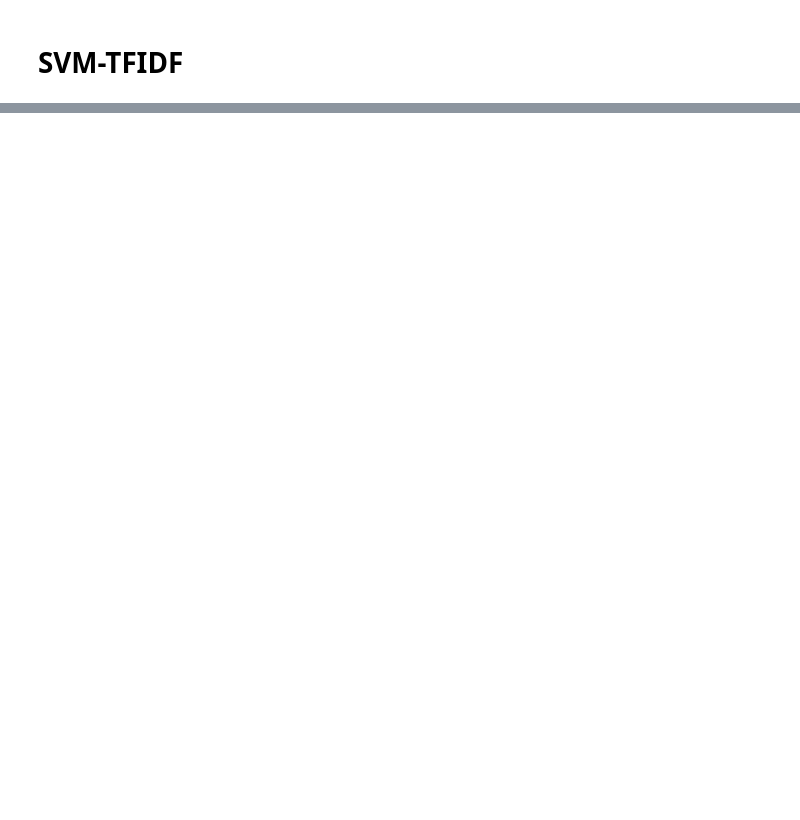
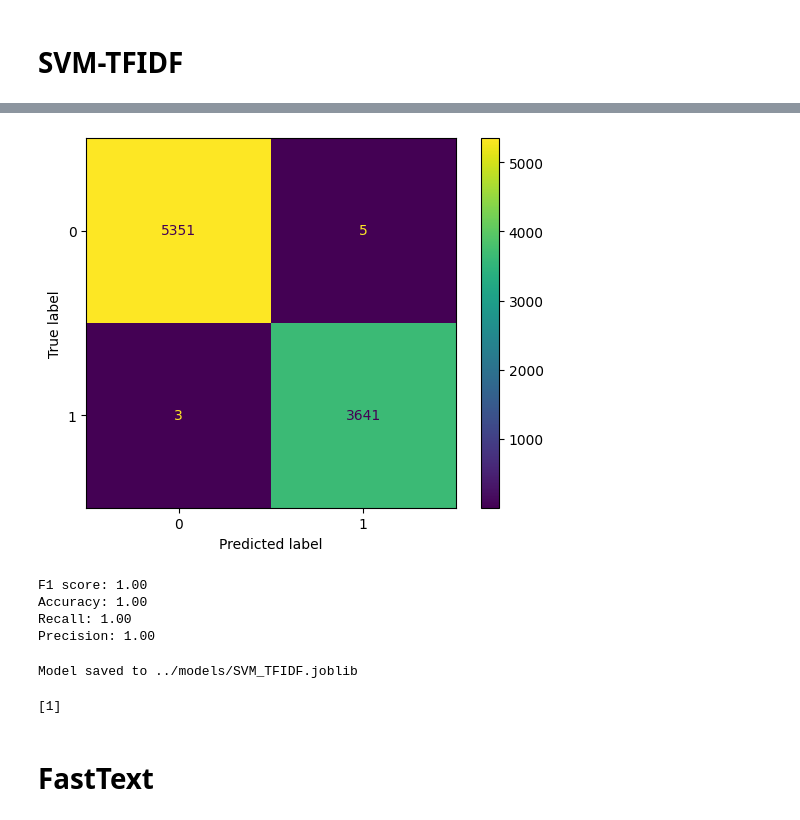
Before and after one commit to riso1410/guarded-query-router, a Jupyter notebook: src/main.ipynb, the cells around one changed output, grey strips where cells are left out. Cells and saved outputs as stored; diff of their text form; code cells hidden in the pictures; blank space fills up the shorter version.

```diff
--- a/src/main.ipynb
+++ b/src/main.ipynb
@@ -136,3 +158,18 @@ weighted avg       0.97      0.97      0.97      1950
+# %%
+f1, accuracy, recall, precision = svm_classifier.evaluate(X_train, y_train)
+
+print(f"F1 score: {f1:.2f}")
+print(f"Accuracy: {accuracy:.2f}")
+print(f"Recall: {recall:.2f}")
+print(f"Precision: {precision:.2f}")
+# %% [output]
+[figure, added]
+F1 score: 1.00
+Accuracy: 1.00
+Recall: 1.00
+Precision: 1.00
 # %%
 # Save the model
-svm_classifier.save_model(f'../models/{svm_classifier.model_name}.joblib')
+svm_classifier.save_model(model_path=f'../models/{svm_classifier.model_name}.joblib')
+# %% [output]
+Model saved to ../models/SVM_TFIDF.joblib
@@ -144,0 +176,8 @@ print(result)
+# %%
+result = svm_classifier.predict("What are the laws for eating in car?")
+
+print(result)
+# %% [output]
+[1]
+# %% [markdown]
+# FastText
```
Also changed, not shown: parts of 17 cells of this notebook, 12 other files.
